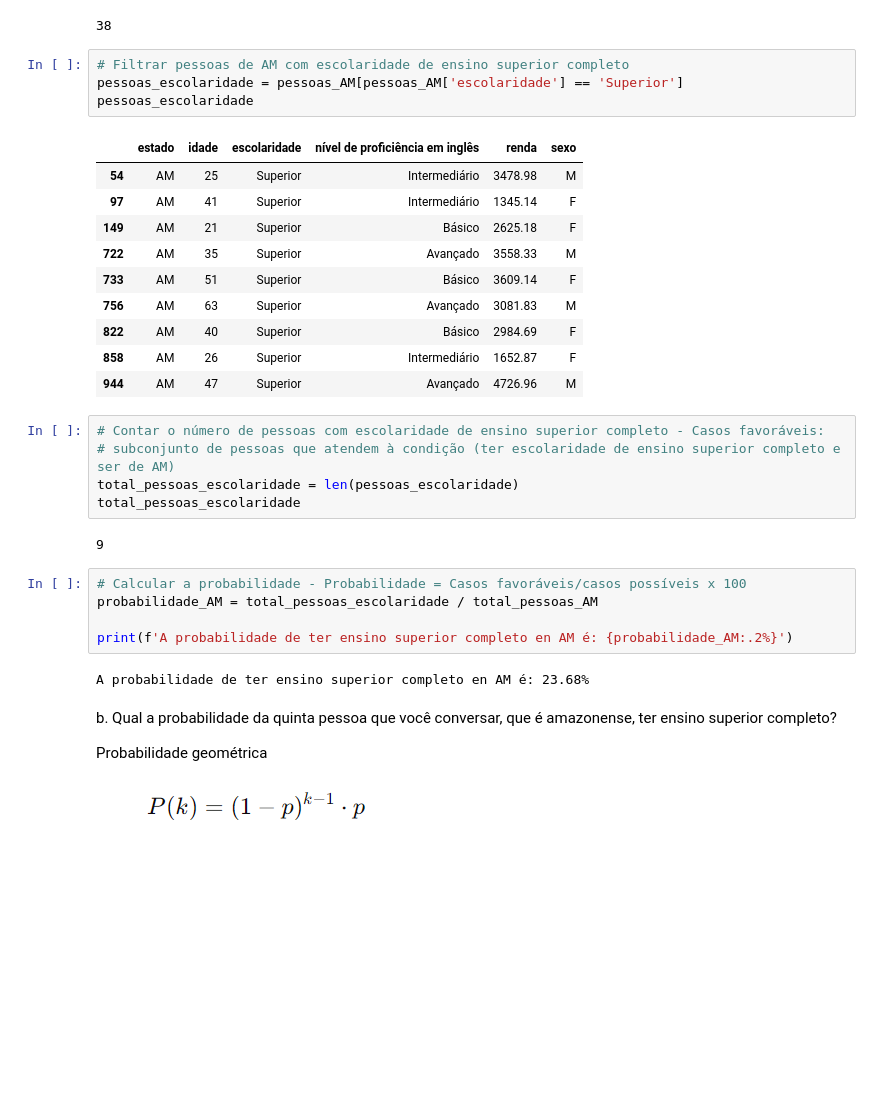
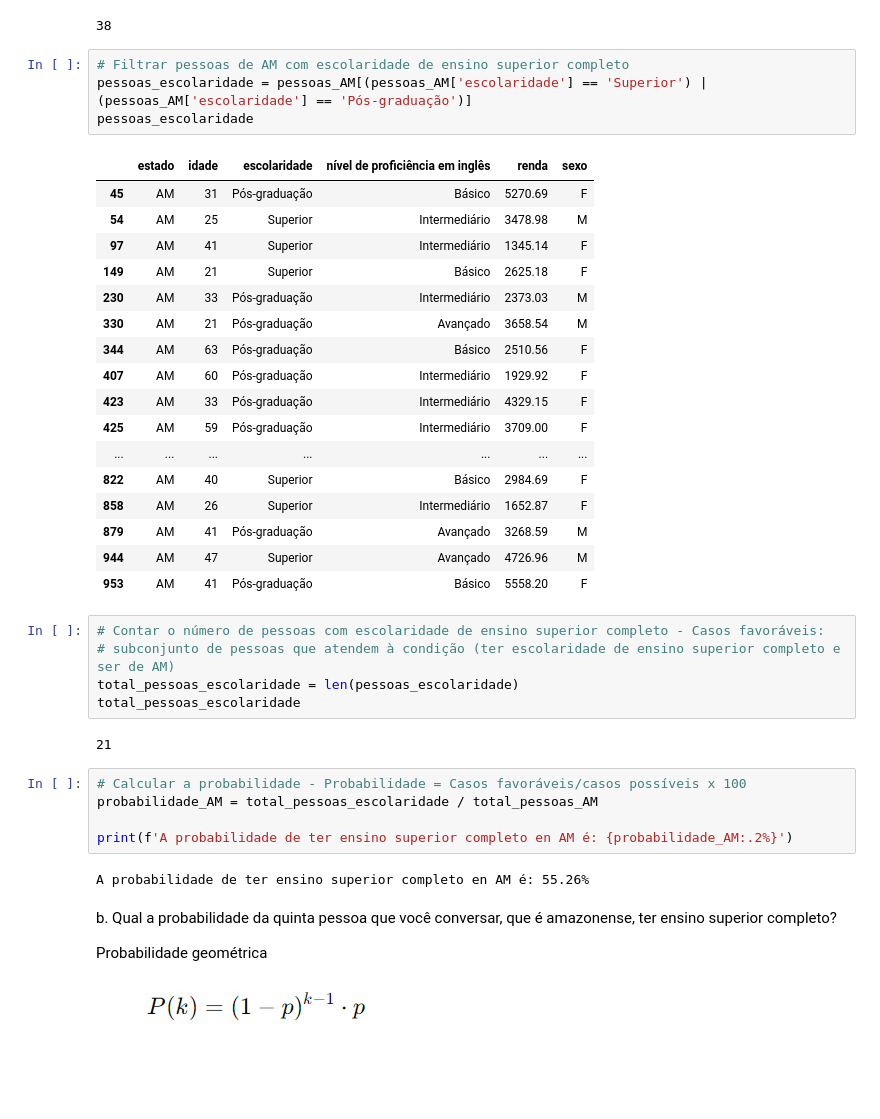
Before and after one commit to NiEl0503/Probabilidade-e-Amostragem, a Jupyter notebook: Probabilidade_e_Amostragem.ipynb, the cells around one changed output. Drawn from its saved outputs; the diff is of its cells as text; blank space fills up the shorter version.

```diff
--- a/Probabilidade_e_Amostragem.ipynb
+++ b/Probabilidade_e_Amostragem.ipynb
@@ -184,33 +184,40 @@ total_pessoas_AM
 38
 # %%
 # Filtrar pessoas de AM com escolaridade de ensino superior completo
-pessoas_escolaridade = pessoas_AM[pessoas_AM['escolaridade'] == 'Superior']
+pessoas_escolaridade = pessoas_AM[(pessoas_AM['escolaridade'] == 'Superior') | (pessoas_AM['escolaridade'] == 'Pós-graduação')]
 pessoas_escolaridade
 # %% [output]
 |  | estado | idade | escolaridade | nível de proficiência em inglês | renda | sexo |
+| 45 | AM | 31 | Pós-graduação | Básico | 5270.69 | F |
 | 54 | AM | 25 | Superior | Intermediário | 3478.98 | M |
 | 97 | AM | 41 | Superior | Intermediário | 1345.14 | F |
 | 149 | AM | 21 | Superior | Básico | 2625.18 | F |
-| 722 | AM | 35 | Superior | Avançado | 3558.33 | M |
-| 733 | AM | 51 | Superior | Básico | 3609.14 | F |
-| 756 | AM | 63 | Superior | Avançado | 3081.83 | M |
+| 230 | AM | 33 | Pós-graduação | Intermediário | 2373.03 | M |
+| 330 | AM | 21 | Pós-graduação | Avançado | 3658.54 | M |
+| 344 | AM | 63 | Pós-graduação | Básico | 2510.56 | F |
+| 407 | AM | 60 | Pós-graduação | Intermediário | 1929.92 | F |
+| 423 | AM | 33 | Pós-graduação | Intermediário | 4329.15 | F |
+| 425 | AM | 59 | Pós-graduação | Intermediário | 3709.00 | F |
+| ... | ... | ... | ... | ... | ... | ... |
 | 822 | AM | 40 | Superior | Básico | 2984.69 | F |
 | 858 | AM | 26 | Superior | Intermediário | 1652.87 | F |
+| 879 | AM | 41 | Pós-graduação | Avançado | 3268.59 | M |
 | 944 | AM | 47 | Superior | Avançado | 4726.96 | M |
+| 953 | AM | 41 | Pós-graduação | Básico | 5558.20 | F |
 # %%
 # Contar o número de pessoas com escolaridade de ensino superior completo - Casos favoráveis:
 # subconjunto de pessoas que atendem à condição (ter escolaridade de ensino superior completo e ser de AM)
 total_pessoas_escolaridade = len(pessoas_escolaridade)
 total_pessoas_escolaridade
 # %% [output]
-9
+21
 # %%
 # Calcular a probabilidade - Probabilidade = Casos favoráveis/casos possíveis x 100
 probabilidade_AM = total_pessoas_escolaridade / total_pessoas_AM
 
 print(f'A probabilidade de ter ensino superior completo en AM é: {probabilidade_AM:.2%}')
 # %% [output]
-A probabilidade de ter ensino superior completo en AM é: 23.68%
+A probabilidade de ter ensino superior completo en AM é: 55.26%
 # %% [markdown]
 b. Qual a probabilidade da quinta pessoa que você conversar, que é amazonense, ter ensino superior completo?
 
```
Also changed, not shown: parts of 3 cells of this notebook.
